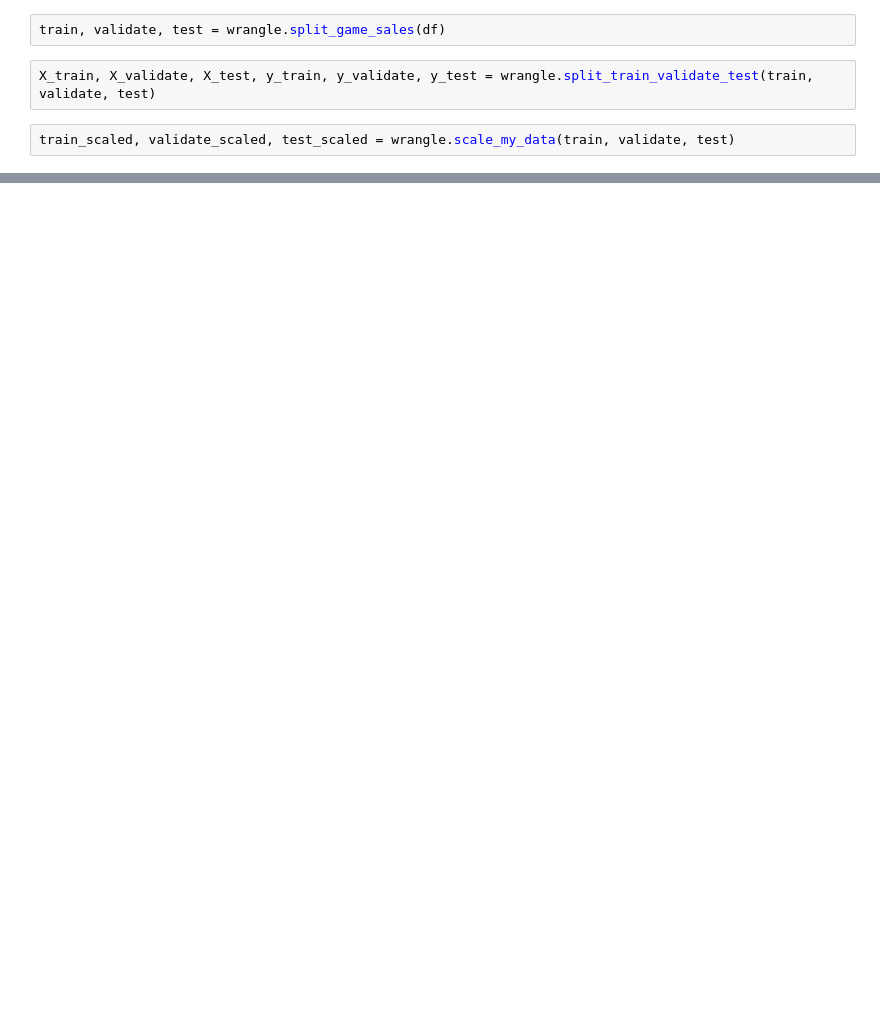
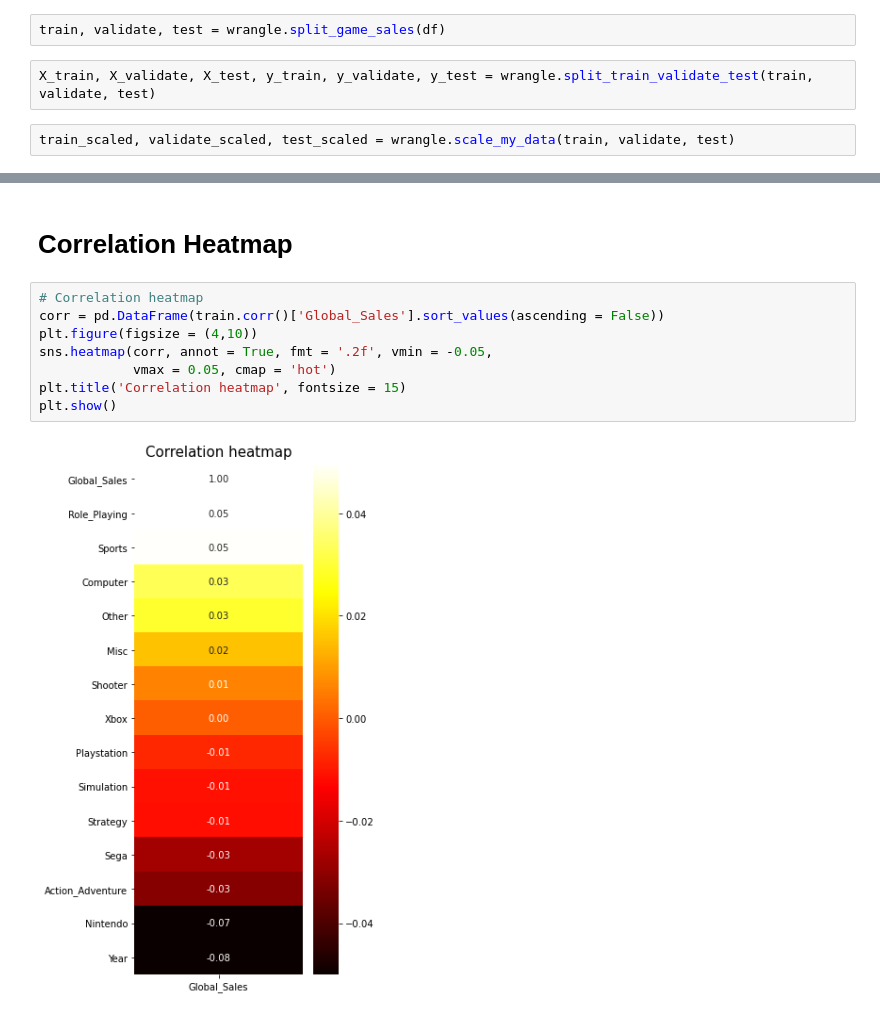
Before and after one commit to CaitlynCarney/video_game_sales, a Jupyter notebook: Workbooks/exploration.ipynb, the cells around one changed output, grey strips where cells are left out. Drawn from its saved outputs; the diff is of its cells as text; blank space fills up the shorter version.

```diff
--- a/Workbooks/exploration.ipynb
+++ b/Workbooks/exploration.ipynb
@@ -48,0 +70,12 @@ train_scaled, validate_scaled, test_scaled = wrangle.scale_my_data(train, valida
+# %% [markdown]
+# Correlation Heatmap
+# %%
+# Correlation heatmap
+corr = pd.DataFrame(train.corr()['Global_Sales'].sort_values(ascending = False))
+plt.figure(figsize = (4,10))
+sns.heatmap(corr, annot = True, fmt = '.2f', vmin = -0.05,
+            vmax = 0.05, cmap = 'hot')
+plt.title('Correlation heatmap', fontsize = 15)
+plt.show()
+# %% [output]
+[figure, added]
```
Also changed, not shown: parts of 22 cells of this notebook.
